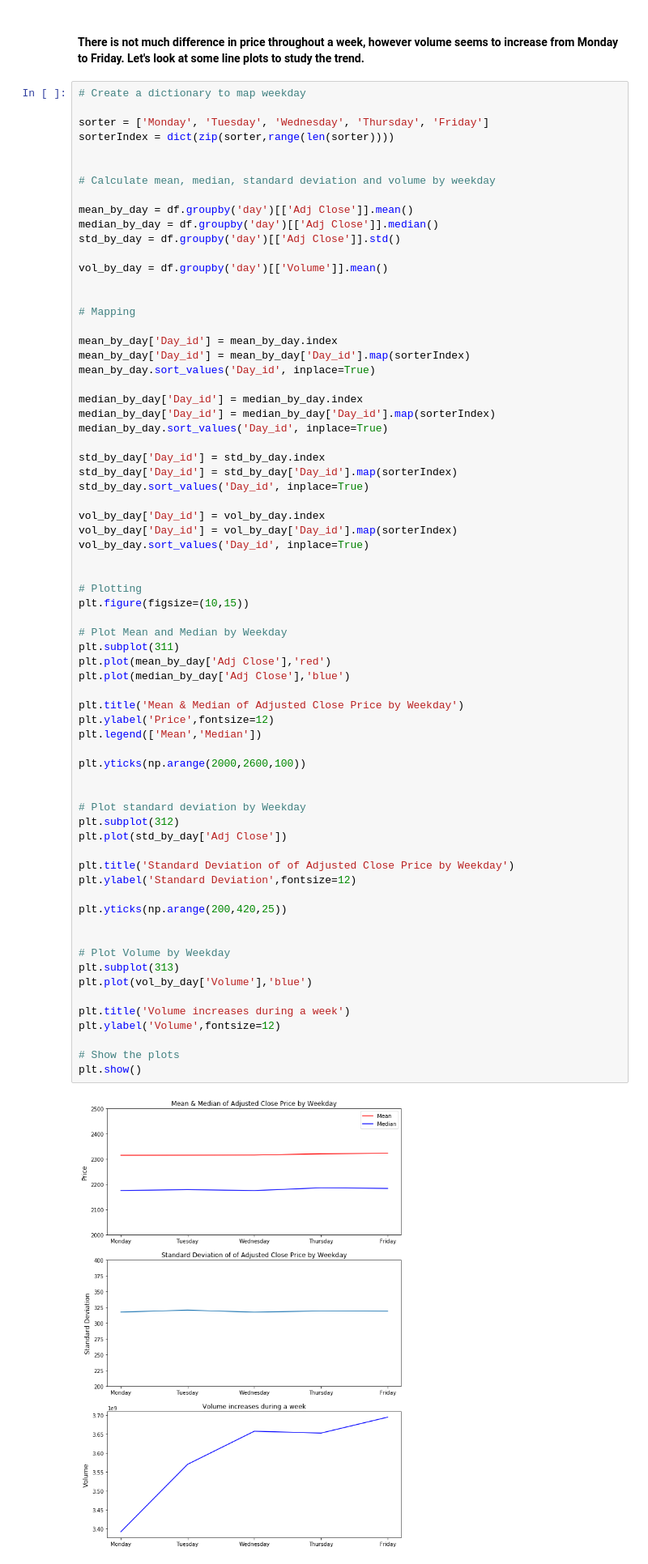
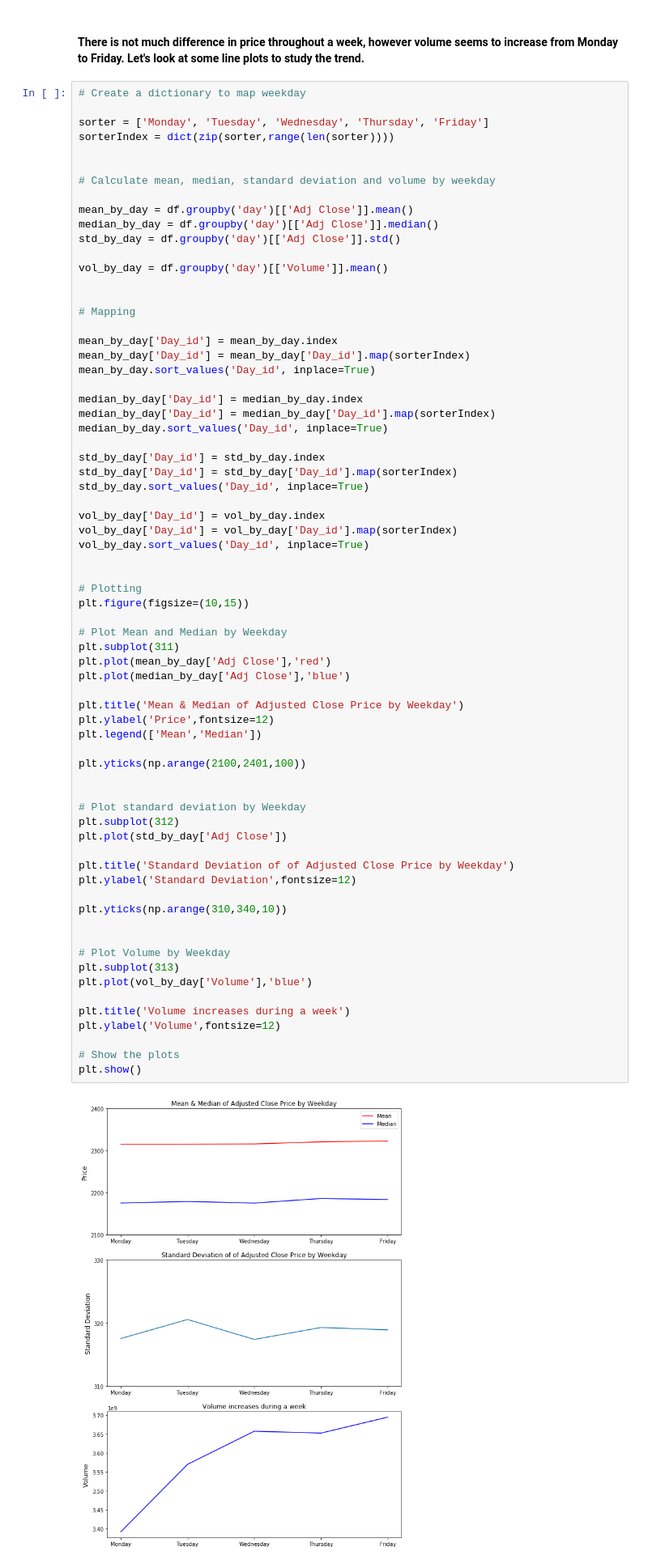
Before and after one commit to qnguyen1010/Springboard, a Jupyter notebook: SP500__Capstone1__QN.ipynb, the cells around one changed output. Shown: that part at 81% size. Saved outputs shown, nothing was run; the diff lists cells and outputs as text.

```diff
--- a/SP500__Capstone1__QN.ipynb
+++ b/SP500__Capstone1__QN.ipynb
@@ -258,36 +273,36 @@ plt.figure(figsize=(10,15))
 # Plot Mean and Median by Weekday
 plt.subplot(311)
 plt.plot(mean_by_day['Adj Close'],'red')
 plt.plot(median_by_day['Adj Close'],'blue')
 
 plt.title('Mean & Median of Adjusted Close Price by Weekday')
 plt.ylabel('Price',fontsize=12)
 plt.legend(['Mean','Median'])
 
-plt.yticks(np.arange(2000,2600,100))
+plt.yticks(np.arange(2100,2401,100))
 
 
 # Plot standard deviation by Weekday
 plt.subplot(312)
 plt.plot(std_by_day['Adj Close'])
 
 plt.title('Standard Deviation of of Adjusted Close Price by Weekday')
 plt.ylabel('Standard Deviation',fontsize=12)
 
-plt.yticks(np.arange(200,420,25))
+plt.yticks(np.arange(310,340,10))
 
 
 # Plot Volume by Weekday
 plt.subplot(313)
 plt.plot(vol_by_day['Volume'],'blue')
 
 plt.title('Volume increases during a week')
 plt.ylabel('Volume',fontsize=12)
 
 # Show the plots
 plt.show()
 # %% [output]
-[figure, old version]
+[figure, new version]
 # %% [markdown]
 #### Volume can also be plotted in a bar graph
 # %%
```
Also changed, not shown: parts of 20 cells of this notebook.
